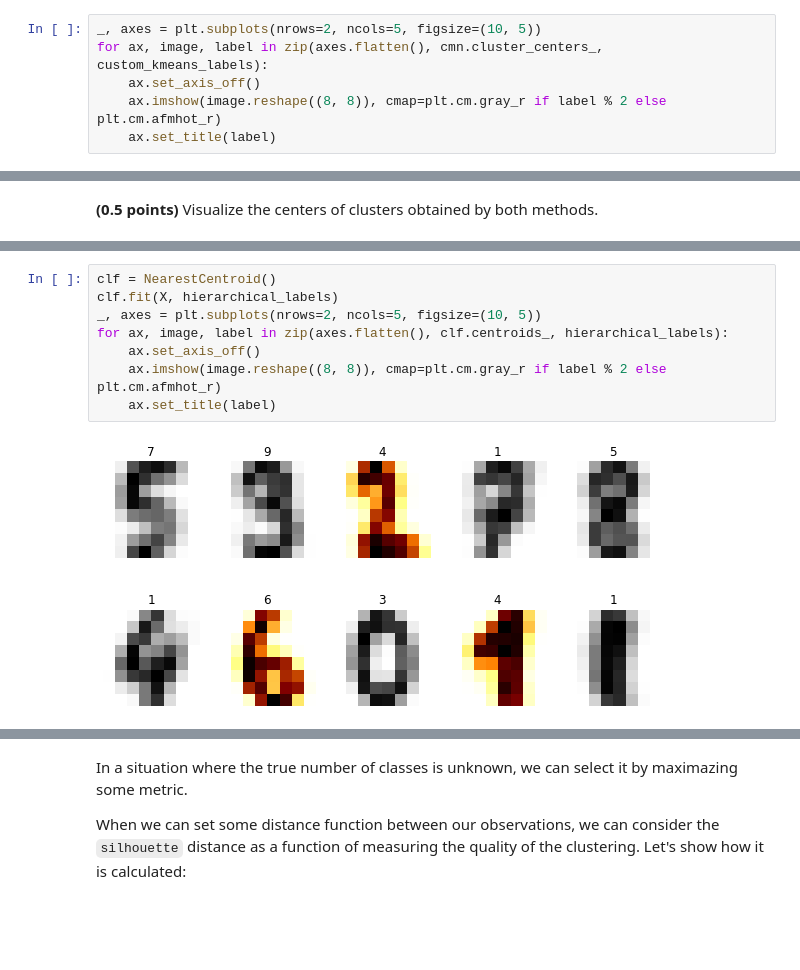
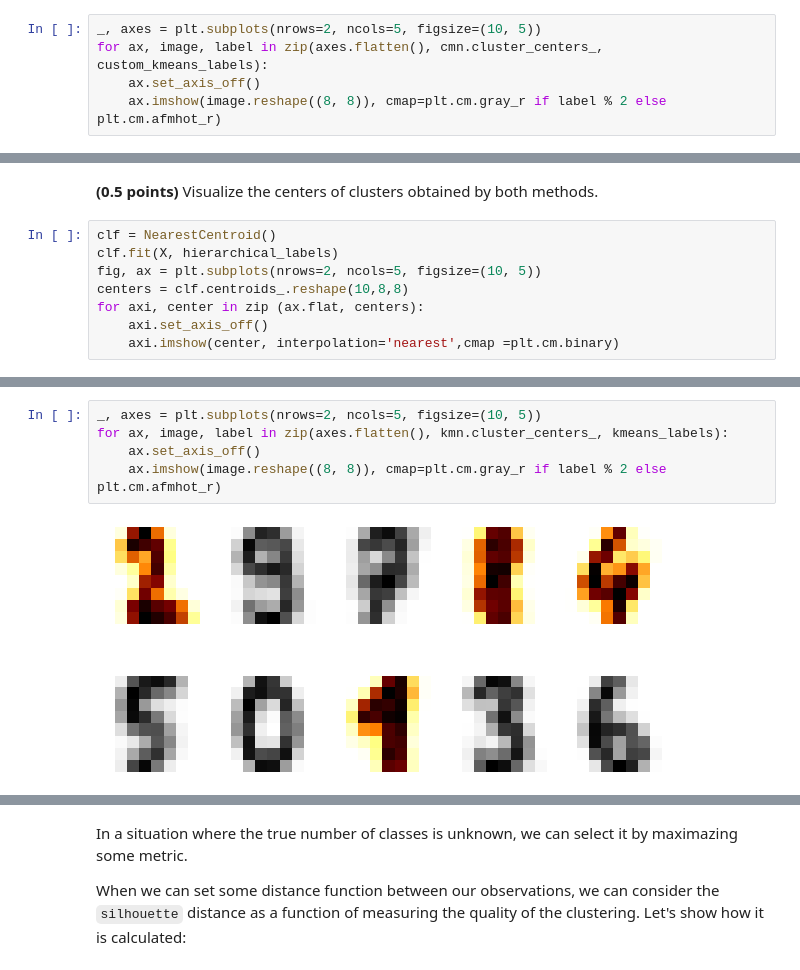
Before and after one commit to KateChubarova/ml-intro, a Jupyter notebook: 8_clustering/clustering.ipynb, the cells around one changed output, grey strips where cells are left out. Drawn from its saved outputs; the diff is of its cells as text; blank space fills up the shorter version.

Commit message:
clustering

```diff
--- a/8_clustering/clustering.ipynb
+++ b/8_clustering/clustering.ipynb
@@ -149,5 +149,4 @@ _, axes = plt.subplots(nrows=2, ncols=5, figsize=(10, 5))
 for ax, image, label in zip(axes.flatten(), cmn.cluster_centers_, custom_kmeans_labels):
     ax.set_axis_off()
     ax.imshow(image.reshape((8, 8)), cmap=plt.cm.gray_r if label % 2 else plt.cm.afmhot_r)
-    ax.set_title(label)
 # %% [output]
@@ -198,3 +198,11 @@ assert hierarchical_labels.shape == (1797,)
 assert kmeans_labels.shape == (1797,)
 # %% [markdown]
 **(0.5 points)** Visualize the centers of clusters obtained by both methods.
+# %%
+clf = NearestCentroid()
+clf.fit(X, hierarchical_labels)
+fig, ax = plt.subplots(nrows=2, ncols=5, figsize=(10, 5))
+centers = clf.centroids_.reshape(10,8,8)
+for axi, center in zip (ax.flat, centers):
+    axi.set_axis_off()
+    axi.imshow(center, interpolation='nearest',cmap =plt.cm.binary)
@@ -201,10 +211,7 @@ assert kmeans_labels.shape == (1797,)
 # %%
-clf = NearestCentroid()
-clf.fit(X, hierarchical_labels)
 _, axes = plt.subplots(nrows=2, ncols=5, figsize=(10, 5))
-for ax, image, label in zip(axes.flatten(), clf.centroids_, hierarchical_labels):
+for ax, image, label in zip(axes.flatten(), kmn.cluster_centers_, kmeans_labels):
     ax.set_axis_off()
     ax.imshow(image.reshape((8, 8)), cmap=plt.cm.gray_r if label % 2 else plt.cm.afmhot_r)
-    ax.set_title(label)
 # %% [output]
-[figure, old version]
+[figure, new version]
```
Also changed, not shown: parts of 17 cells of this notebook.
